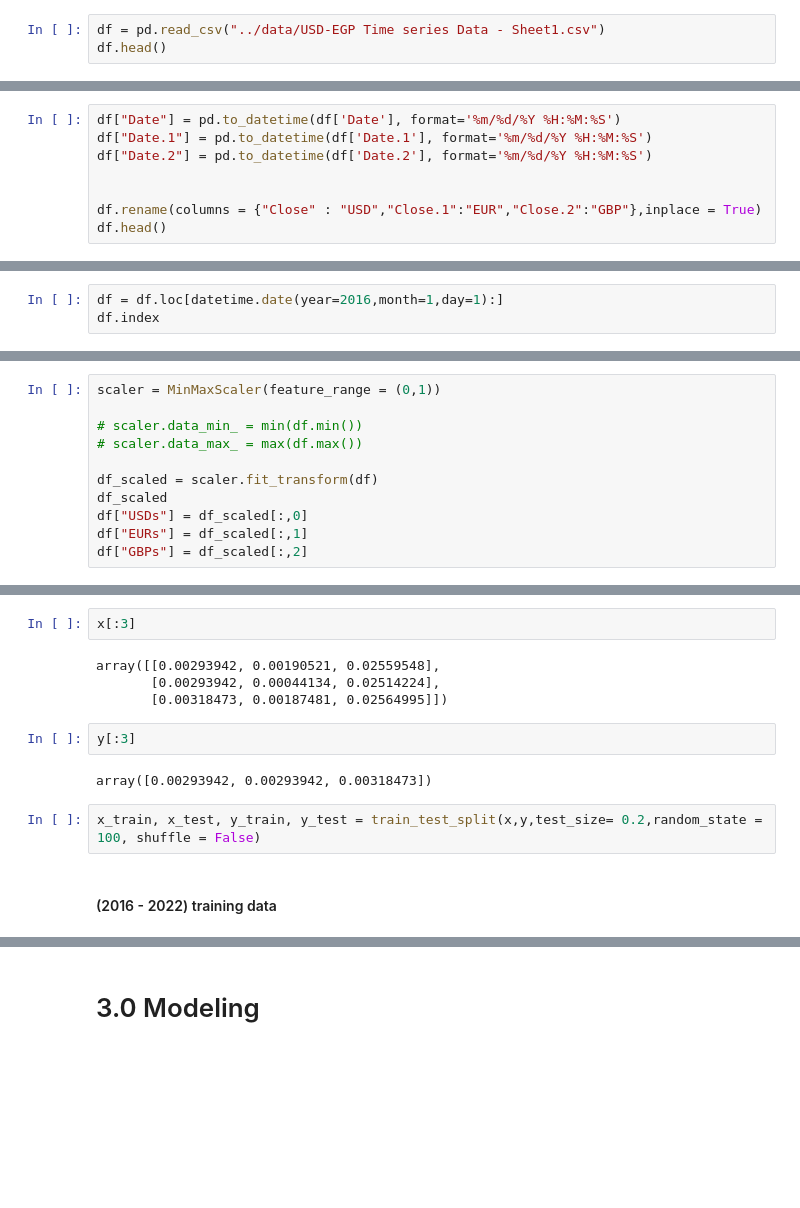
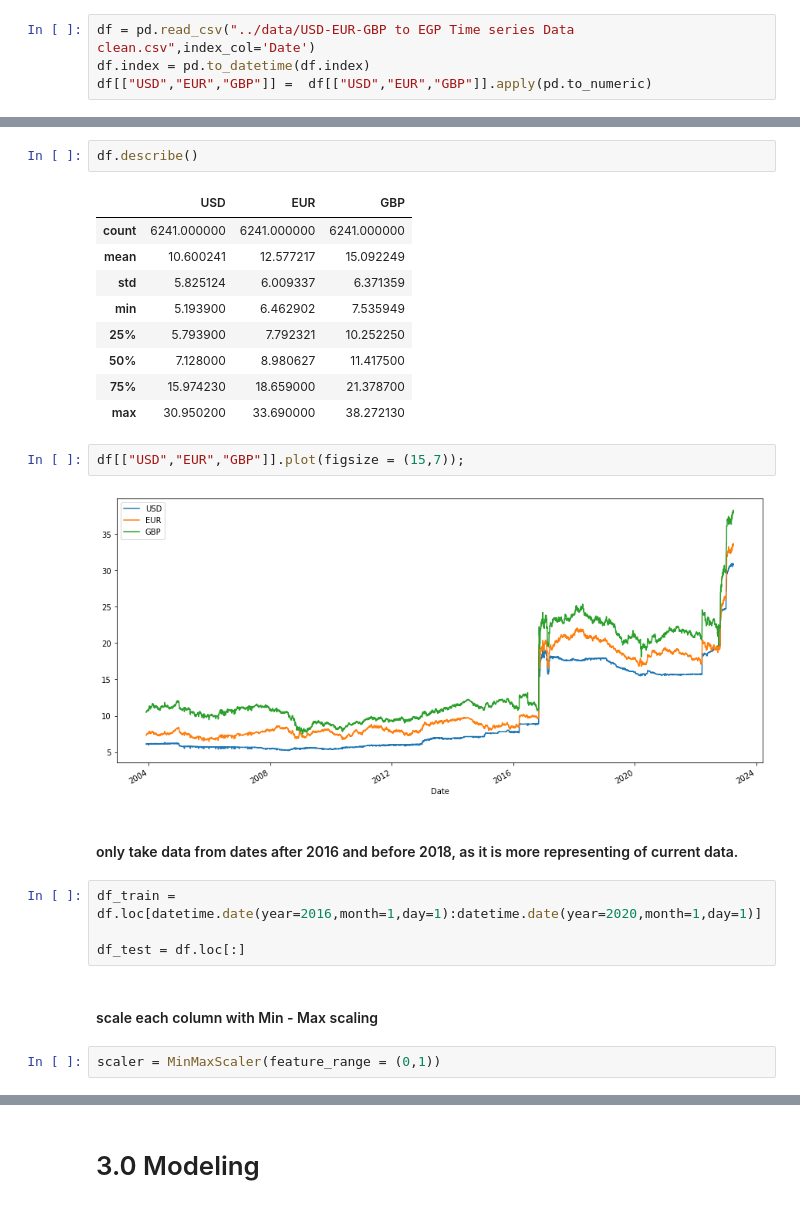
Before and after one commit to Mohamed-ElGemeie/LSTM-in-modeling-EGP-USD-exchange-rates, a Jupyter notebook: src/USD-EGP Time series LSTM prediction.ipynb, the cells around one changed output, grey strips where cells are left out. Cells and saved outputs as stored; diff of their text form; blank space fills up the shorter version.

```diff
--- a/src/USD-EGP Time series LSTM prediction.ipynb
+++ b/src/USD-EGP Time series LSTM prediction.ipynb
@@ -24,5 +22,6 @@ import datetime
 # %%
-df = pd.read_csv("../data/USD-EGP Time series Data - Sheet1.csv")
-df.head()
+df = pd.read_csv("../data/USD-EUR-GBP to EGP Time series Data clean.csv",index_col='Date')
+df.index = pd.to_datetime(df.index)
+df[["USD","EUR","GBP"]] =  df[["USD","EUR","GBP"]].apply(pd.to_numeric)
 # %%
 df.info()
@@ -31,8 +38,0 @@ df.info()
-# %%
-df["Date"] = pd.to_datetime(df['Date'], format='%m/%d/%Y %H:%M:%S')
-df["Date.1"] = pd.to_datetime(df['Date.1'], format='%m/%d/%Y %H:%M:%S')
-df["Date.2"] = pd.to_datetime(df['Date.2'], format='%m/%d/%Y %H:%M:%S')
-
-
-df.rename(columns = {"Close" : "USD","Close.1":"EUR","Close.2":"GBP"},inplace = True)
-df.head()
@@ -118,3 +38,0 @@ df[["USD","EUR","GBP"]] =  df[["USD","EUR","GBP"]].apply(pd.to_numeric)
-# %%
-df = df.loc[datetime.date(year=2016,month=1,day=1):]
-df.index
@@ -149,11 +38,0 @@ memory usage: 82.0 KB
-# %%
-scaler = MinMaxScaler(feature_range = (0,1))
-
-# scaler.data_min_ = min(df.min())
-# scaler.data_max_ = max(df.max())
-
-df_scaled = scaler.fit_transform(df)
-df_scaled
-df["USDs"] = df_scaled[:,0]
-df["EURs"] = df_scaled[:,1]
-df["GBPs"] = df_scaled[:,2]
@@ -225,14 +39,26 @@ y = df_scaled[:,0]
-# %%
-x[:3]
-# %% [output]
-array([[0.00293942, 0.00190521, 0.02559548],
-       [0.00293942, 0.00044134, 0.02514224],
-       [0.00318473, 0.00187481, 0.02564995]])
-# %%
-y[:3]
-# %% [output]
-array([0.00293942, 0.00293942, 0.00318473])
-# %%
-x_train, x_test, y_train, y_test = train_test_split(x,y,test_size= 0.2,random_state = 100, shuffle = False)
-# %% [markdown]
-#### (2016 - 2022) training data
+# %%
+df.describe()
+# %% [output]
+|  | USD | EUR | GBP |
+| count | 6241.000000 | 6241.000000 | 6241.000000 |
+| mean | 10.600241 | 12.577217 | 15.092249 |
+| std | 5.825124 | 6.009337 | 6.371359 |
+| min | 5.193900 | 6.462902 | 7.535949 |
+| 25% | 5.793900 | 7.792321 | 10.252250 |
+| 50% | 7.128000 | 8.980627 | 11.417500 |
+| 75% | 15.974230 | 18.659000 | 21.378700 |
+| max | 30.950200 | 33.690000 | 38.272130 |
+# %%
+df[["USD","EUR","GBP"]].plot(figsize = (15,7));
+# %% [output]
+[figure, added]
+# %% [markdown]
+#### only take data from dates after 2016 and before 2018, as it is more representing of current data.
+# %%
+df_train = df.loc[datetime.date(year=2016,month=1,day=1):datetime.date(year=2020,month=1,day=1)]
+
+df_test = df.loc[:]
+# %% [markdown]
+#### scale each column with Min - Max scaling
+# %%
+scaler = MinMaxScaler(feature_range = (0,1))
```
Also changed, not shown: parts of 74 cells of this notebook, 2 other files.
